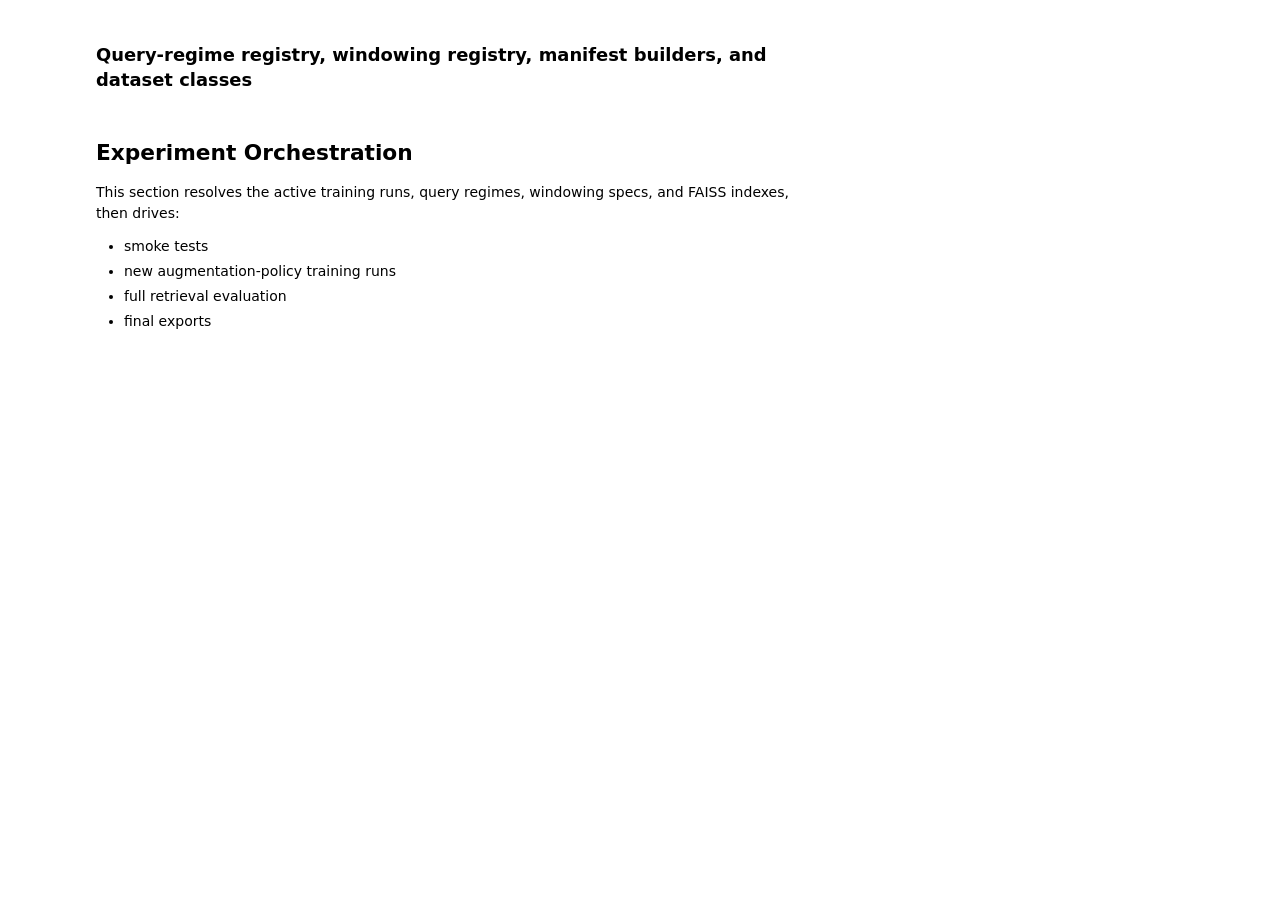
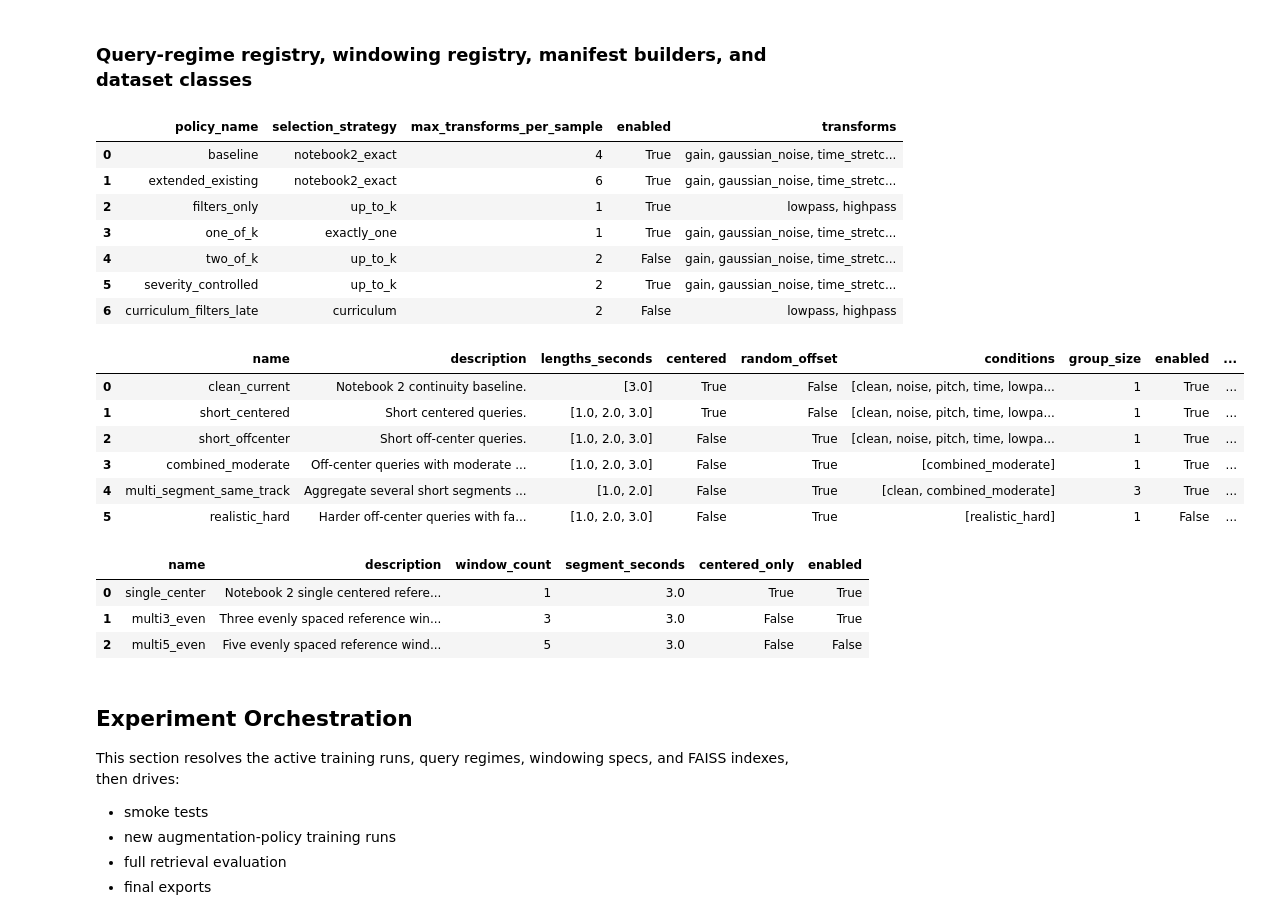
Before and after one commit to Ari-S-123/transformer-fingerprinting, a Jupyter notebook: jupyter-notebooks/04_fma_medium_scaleup_hard_negatives_and_temporal_aggregation.ipynb, the cells around one changed output. Saved outputs shown, nothing was run; the diff lists cells and outputs as text; code cells hidden in the pictures; blank space fills up the shorter version.

```diff
--- a/jupyter-notebooks/04_fma_medium_scaleup_hard_negatives_and_temporal_aggregation.ipynb
+++ b/jupyter-notebooks/04_fma_medium_scaleup_hard_negatives_and_temporal_aggregation.ipynb
@@ -2764,27 +2784,6 @@ def build_even_window_starts(total_samples: int, segment_length: int, window_cou
     return sorted({int(start_value) for start_value in starts})
 
 
-def build_query_regime_registry(config: ExperimentConfig) -> dict[QueryRegimeName, QueryRegimeSpec]:
-    """Construct the retrieval-query regime registry."""
-    return {
-        "clean_current": QueryRegimeSpec("clean_current", "Notebook 2 continuity baseline.", (config.segment_seconds,), True, False, ("clean", "noise", "pitch", "time", "lowpass", "highpass"), 1),
-        "short_centered": QueryRegimeSpec("short_centered", "Short centered queries.", config.short_query_lengths_seconds, True, False, ("clean", "noise", "pitch", "time", "lowpass", "highpass"), 1),
-        "short_offcenter": QueryRegimeSpec("short_offcenter", "Short off-center queries.", config.short_query_lengths_seconds, False, True, ("clean", "noise", "pitch", "time", "lowpass", "highpass"), 1),
-        "combined_moderate": QueryRegimeSpec("combined_moderate", "Off-center queries with moderate combined degradations.", config.short_query_lengths_seconds, False, True, ("combined_moderate",), 1),
-        "multi_segment_same_track": QueryRegimeSpec("multi_segment_same_track", "Aggregate several short segments from one track.", (1.0, 2.0), False, True, ("clean", "combined_moderate"), config.multi_segment_group_size),
-        "realistic_hard": QueryRegimeSpec("realistic_hard", "Harder off-center queries with fade envelopes.", config.short_query_lengths_seconds, False, True, ("realistic_hard",), 1, False, True),
-    }
-
-
-def build_windowing_registry(config: ExperimentConfig) -> dict[WindowingSpecName, WindowingSpec]:
-    """Construct the reference-window indexing registry."""
-    return {
-        "single_center": WindowingSpec("single_center", "Notebook 2 single centered reference segment.", 1, config.segment_seconds, True),
-        "multi3_even": WindowingSpec("multi3_even", "Three evenly spaced reference windows.", 3, config.segment_seconds, False),
-        "multi5_even": WindowingSpec("multi5_even", "Five evenly spaced reference windows.", 5, config.segment_seconds, False, False),
-    }
-
-
 class ReferenceManifestDataset(Dataset[dict[str, object]]):
     """Yield deterministic reference windows from a precomputed manifest."""
 
@@ -2844,41 +2843,53 @@ class QueryManifestDataset(Dataset[dict[str, object]]):
         if self.input_mode == "spectrogram":
             model_input: torch.Tensor = spectrogram_tensor_from_waveform(degraded_segment, self.config)
         else:
             model_input = torch.from_numpy(degraded_segment).float()
         metadata_row = row.to_dict()
         metadata_row["degradation_metadata"] = degradation_metadata
         return {"inputs": model_input, "track_id": int(row["track_id"]), "metadata_row": metadata_row}
 
 
-def collate_retrieval_manifest_batch(batch: list[dict[str, object]]) -> RetrievalBatch:
-    """Stack retrieval samples while preserving per-row metadata."""
-    inputs = torch.stack([sample["inputs"] for sample in batch])
-    track_ids = torch.tensor([int(sample["track_id"]) for sample in batch], dtype=torch.long)
-    metadata_rows = [dict(sample["metadata_row"]) for sample in batch]
-    return {"inputs": inputs, "track_id": track_ids, "metadata_rows": metadata_rows}
-
-
 AUGMENTATION_POLICY_REGISTRY = build_augmentation_policy_registry()
 QUERY_REGIME_REGISTRY = build_query_regime_registry(CONFIG)
 WINDOWING_REGISTRY = build_windowing_registry(CONFIG)
 
 AUGMENTATION_POLICY_SUMMARY = pd.DataFrame(
     [
         {
             "policy_name": policy.name,
             "selection_strategy": policy.selection_strategy,
             "max_transforms_per_sample": policy.max_transforms_per_sample,
             "enabled": policy.enabled,
             "transforms": ", ".join(transform.name for transform in policy.transforms),
         }
         for policy in AUGMENTATION_POLICY_REGISTRY.values()
     ]
 )
 QUERY_REGIME_SUMMARY = pd.DataFrame([serialize_jsonable(regime) for regime in QUERY_REGIME_REGISTRY.values()])
 WINDOWING_SUMMARY = pd.DataFrame([serialize_jsonable(spec) for spec in WINDOWING_REGISTRY.values()])
 display(AUGMENTATION_POLICY_SUMMARY)
 display(QUERY_REGIME_SUMMARY)
 display(WINDOWING_SUMMARY)
+# %% [output]
+|  | policy_name | selection_strategy | max_transforms_per_sample | enabled | transforms |
+| 0 | baseline | notebook2_exact | 4 | True | gain, gaussian_noise, time_stretc... |
+| 1 | extended_existing | notebook2_exact | 6 | True | gain, gaussian_noise, time_stretc... |
+| 2 | filters_only | up_to_k | 1 | True | lowpass, highpass |
+| 3 | one_of_k | exactly_one | 1 | True | gain, gaussian_noise, time_stretc... |
+| 4 | two_of_k | up_to_k | 2 | False | gain, gaussian_noise, time_stretc... |
+| 5 | severity_controlled | up_to_k | 2 | True | gain, gaussian_noise, time_stretc... |
+| 6 | curriculum_filters_late | curriculum | 2 | False | lowpass, highpass |
+|  | name | description | lengths_seconds | centered | random_offset | conditions | group_size | enabled | ... |
+| 0 | clean_current | Notebook 2 continuity baseline. | [3.0] | True | False | [clean, noise, pitch, time, lowpa... | 1 | True | ... |
+| 1 | short_centered | Short centered queries. | [1.0, 2.0, 3.0] | True | False | [clean, noise, pitch, time, lowpa... | 1 | True | ... |
+| 2 | short_offcenter | Short off-center queries. | [1.0, 2.0, 3.0] | False | True | [clean, noise, pitch, time, lowpa... | 1 | True | ... |
+| 3 | combined_moderate | Off-center queries with moderate ... | [1.0, 2.0, 3.0] | False | True | [combined_moderate] | 1 | True | ... |
+| 4 | multi_segment_same_track | Aggregate several short segments ... | [1.0, 2.0] | False | True | [clean, combined_moderate] | 3 | True | ... |
+| 5 | realistic_hard | Harder off-center queries with fa... | [1.0, 2.0, 3.0] | False | True | [realistic_hard] | 1 | False | ... |
+|  | name | description | window_count | segment_seconds | centered_only | enabled |
+| 0 | single_center | Notebook 2 single centered refere... | 1 | 3.0 | True | True |
+| 1 | multi3_even | Three evenly spaced reference win... | 3 | 3.0 | False | True |
+| 2 | multi5_even | Five evenly spaced reference wind... | 5 | 3.0 | False | False |
 # %% [markdown]
 ## Experiment Orchestration
 
```
Also changed, not shown: parts of 44 cells of this notebook.
